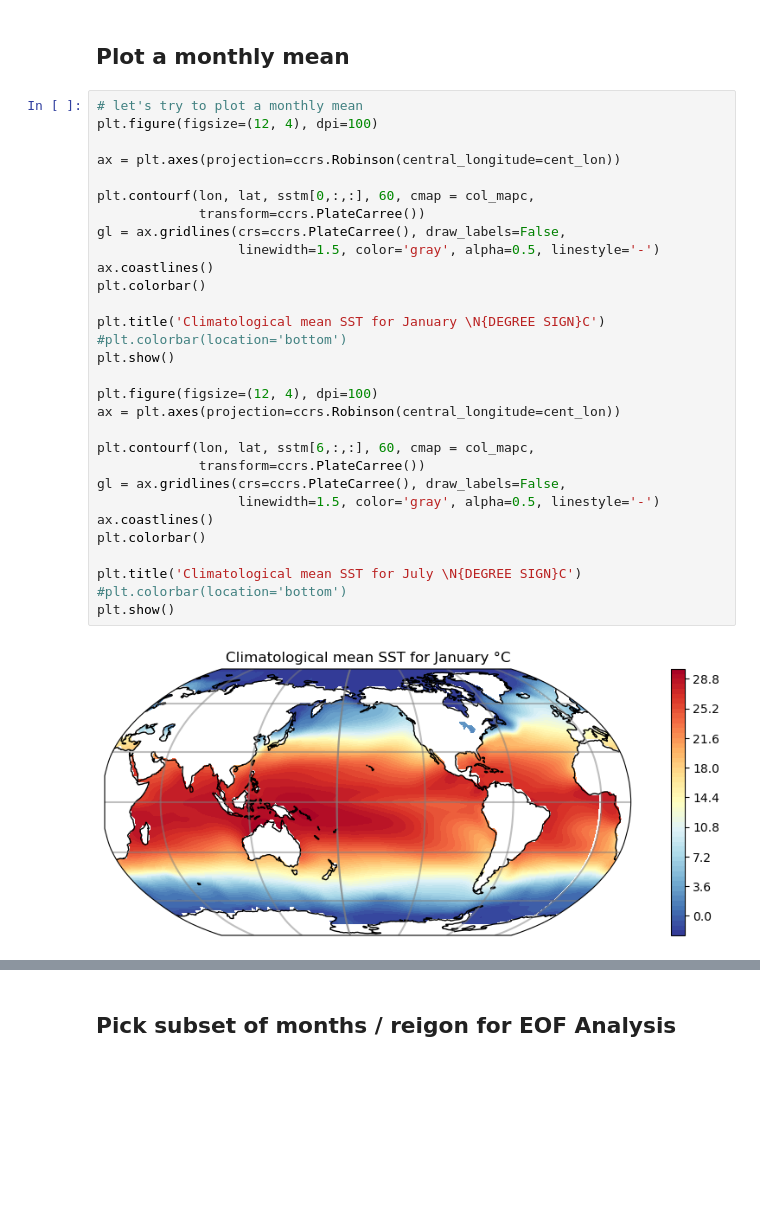
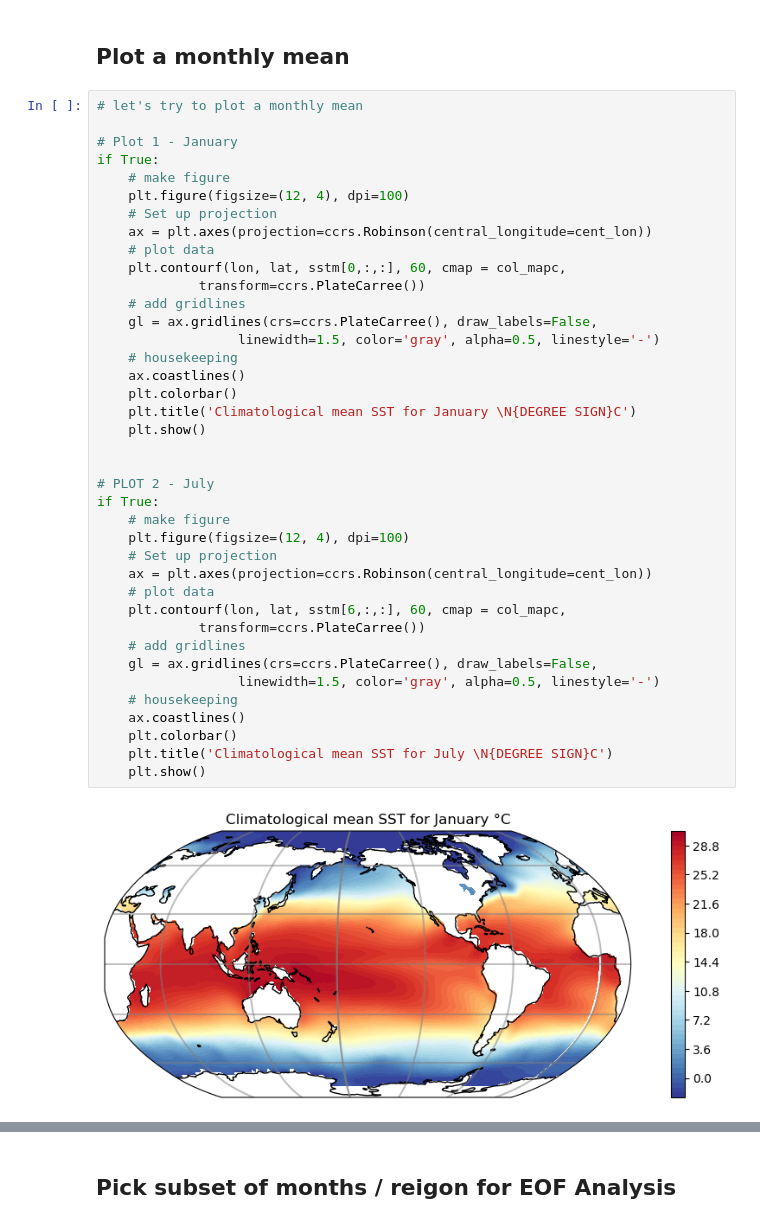
Before and after one commit to liamkirkpatrick/atm552_hw5, a Jupyter notebook: global_mean.ipynb, the cells around one changed output, grey strips where cells are left out. Drawn from its saved outputs; the diff is of its cells as text; blank space fills up the shorter version.

```diff
--- a/global_mean.ipynb
+++ b/global_mean.ipynb
@@ -177,36 +170,45 @@ sstmx  nan
 ## Plot a monthly mean
 # %%
 # let's try to plot a monthly mean
-plt.figure(figsize=(12, 4), dpi=100)
 
-ax = plt.axes(projection=ccrs.Robinson(central_longitude=cent_lon))
+# Plot 1 - January
+if True:
+    # make figure
+    plt.figure(figsize=(12, 4), dpi=100)
+    # Set up projection
+    ax = plt.axes(projection=ccrs.Robinson(central_longitude=cent_lon))
+    # plot data
+    plt.contourf(lon, lat, sstm[0,:,:], 60, cmap = col_mapc,
+             transform=ccrs.PlateCarree())
+    # add gridlines
+    gl = ax.gridlines(crs=ccrs.PlateCarree(), draw_labels=False,
+                  linewidth=1.5, color='gray', alpha=0.5, linestyle='-')
+    # housekeeping
+    ax.coastlines()
+    plt.colorbar()
+    plt.title('Climatological mean SST for January \N{DEGREE SIGN}C')
+    plt.show()
 
-plt.contourf(lon, lat, sstm[0,:,:], 60, cmap = col_mapc,
+
+# PLOT 2 - July
+if True:
+    # make figure
+    plt.figure(figsize=(12, 4), dpi=100)
+    # Set up projection
+    ax = plt.axes(projection=ccrs.Robinson(central_longitude=cent_lon))
+    # plot data
+    plt.contourf(lon, lat, sstm[6,:,:], 60, cmap = col_mapc,
              transform=ccrs.PlateCarree())
-gl = ax.gridlines(crs=ccrs.PlateCarree(), draw_labels=False,
+    # add gridlines
+    gl = ax.gridlines(crs=ccrs.PlateCarree(), draw_labels=False,
                   linewidth=1.5, color='gray', alpha=0.5, linestyle='-')
-ax.coastlines()
-plt.colorbar()
-
-plt.title('Climatological mean SST for January \N{DEGREE SIGN}C')
-#plt.colorbar(location='bottom')
-plt.show()
-
-plt.figure(figsize=(12, 4), dpi=100)
-ax = plt.axes(projection=ccrs.Robinson(central_longitude=cent_lon))
-
-plt.contourf(lon, lat, sstm[6,:,:], 60, cmap = col_mapc,
-             transform=ccrs.PlateCarree())
-gl = ax.gridlines(crs=ccrs.PlateCarree(), draw_labels=False,
-                  linewidth=1.5, color='gray', alpha=0.5, linestyle='-')
-ax.coastlines()
-plt.colorbar()
-
-plt.title('Climatological mean SST for July \N{DEGREE SIGN}C')
-#plt.colorbar(location='bottom')
-plt.show()
+    # housekeeping
+    ax.coastlines()
+    plt.colorbar()
+    plt.title('Climatological mean SST for July \N{DEGREE SIGN}C')
+    plt.show()
 # %% [output]
-[figure, old version]
+[figure, new version]
 [figure]
 # %% [markdown]
 ## Pick subset of months / reigon for EOF Analysis
```
Also changed, not shown: parts of 23 cells of this notebook, 1 other file.
